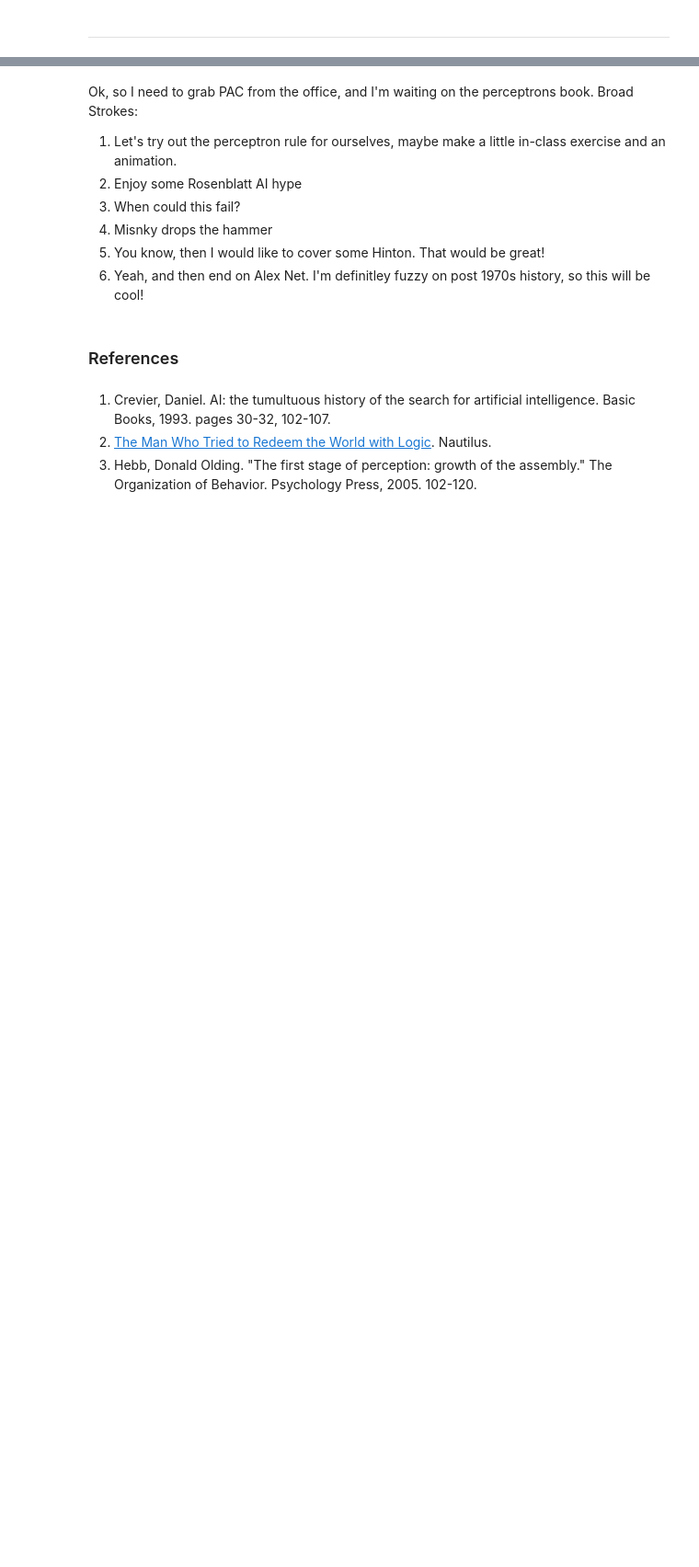
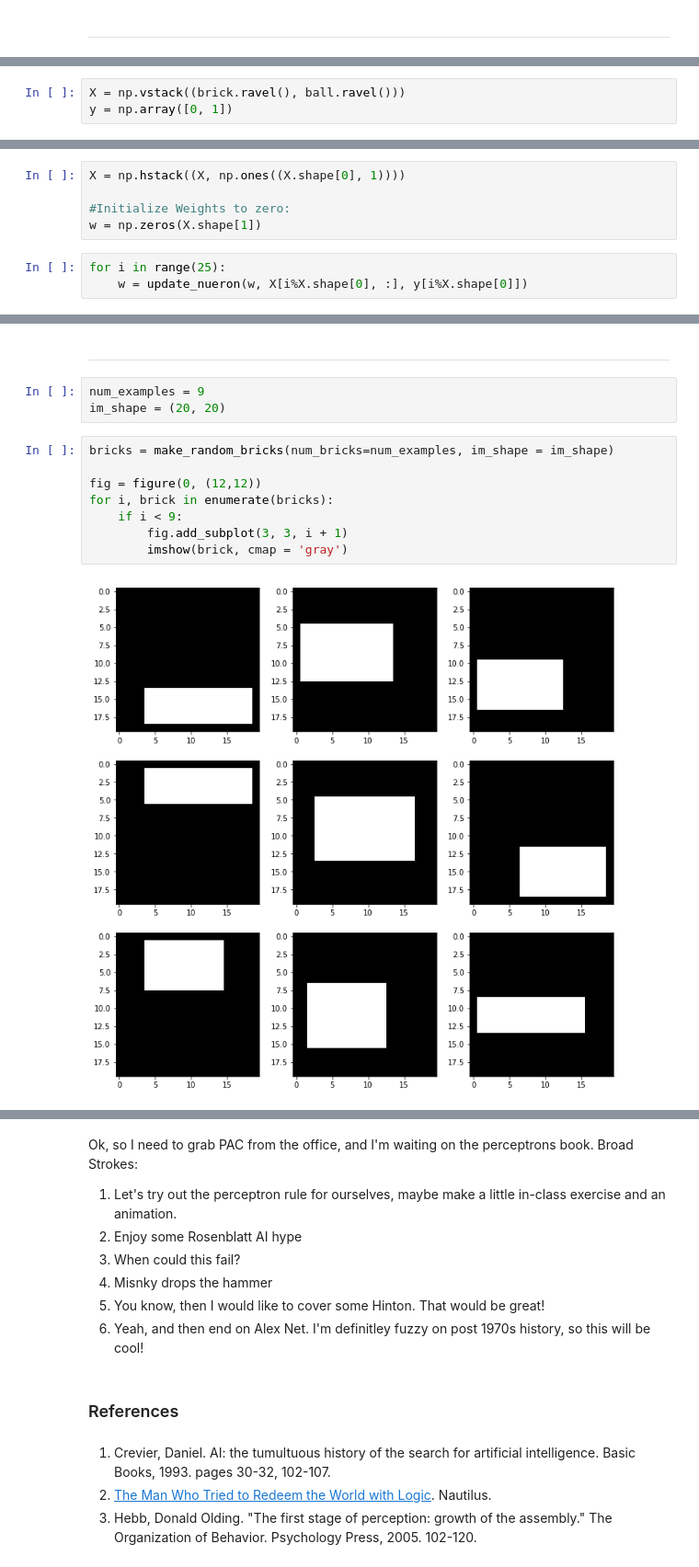
Before and after one commit to unccv/neural_networks, a Jupyter notebook: notebooks/A Brief History of Neural Networks.ipynb, the cells around one changed output, grey strips where cells are left out. Shown at 92% size. Cells and saved outputs as stored; diff of their text form; blank space fills up the shorter version.

```diff
--- a/notebooks/A Brief History of Neural Networks.ipynb
+++ b/notebooks/A Brief History of Neural Networks.ipynb
@@ -377,0 +413,3 @@ Let's find out!
+# %%
+X = np.vstack((brick.ravel(), ball.ravel()))
+y = np.array([0, 1])
@@ -377,0 +420,8 @@ Let's find out!
+# %%
+X = np.hstack((X, np.ones((X.shape[0], 1))))
+
+#Initialize Weights to zero:
+w = np.zeros(X.shape[1])
+# %%
+for i in range(25):
+    w = update_nueron(w, X[i%X.shape[0], :], y[i%X.shape[0]])
@@ -377,0 +452,15 @@ Let's find out!
+# %% [markdown]
+---
+# %%
+num_examples = 9
+im_shape = (20, 20)
+# %%
+bricks = make_random_bricks(num_bricks=num_examples, im_shape = im_shape)
+
+fig = figure(0, (12,12))
+for i, brick in enumerate(bricks):
+    if i < 9:
+        fig.add_subplot(3, 3, i + 1)
+        imshow(brick, cmap = 'gray')
+# %% [output]
+[figure, added]
```
Also changed, not shown: parts of 28 cells of this notebook, 14 other files.
